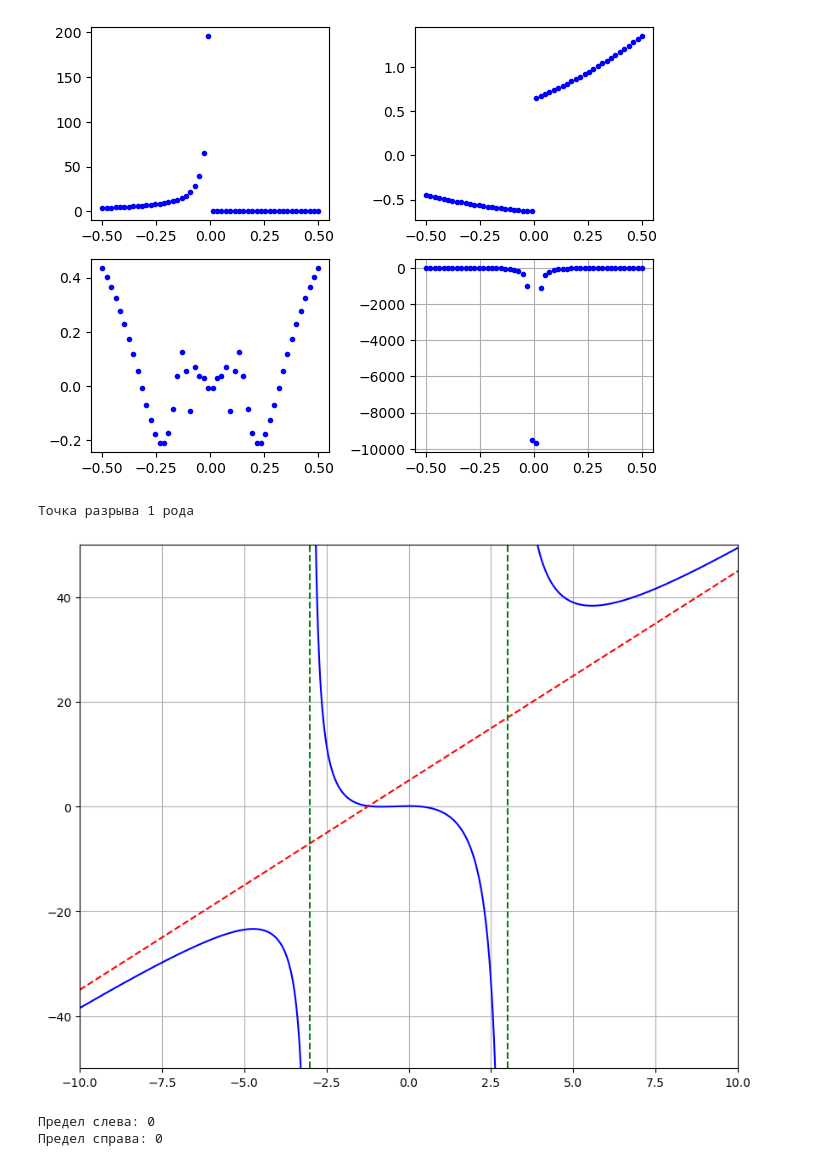
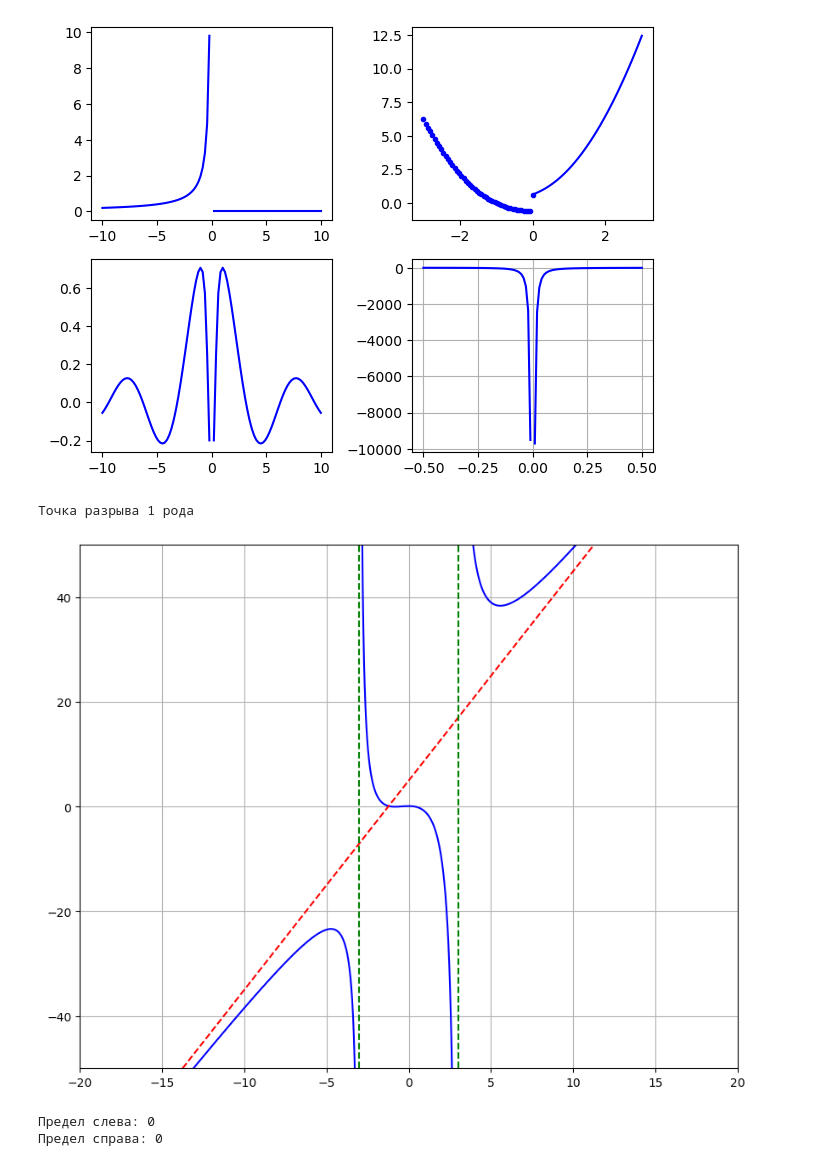
Before and after one commit to Jafar-cpu/git_test, a Jupyter notebook: Labs/lab7.ipynb, the cells around one changed output. Drawn from its saved outputs; the diff is of its cells as text; code cells hidden in the pictures.

```diff
--- a/Labs/lab7.ipynb
+++ b/Labs/lab7.ipynb
@@ -39,23 +39,45 @@ pt.show()
 import matplotlib.pyplot as pt
 import numpy as np
 from math import*
-x = np.linspace(-0.5,0.5)
+x = np.linspace(-10,0)
+x1 = np.linspace(0,10)
+x2 = np.linspace(-3,0)
+x3 = np.linspace(0,3)
+x4 = np.linspace(-10,0)
+
+x5 = np.linspace(0,10)
+
+x6 = np.linspace(-0.5,0)
+
+x7 = np.linspace(0,0.5)
 f = (np.abs(x) - x) / (x**2)
-f1 = (x+1)/ np.arctan(1/x)
-f2 = np.sin(x) * np.sin(1/x)
-f3 = np.cos((np.pi*x)/2) / (x**3 - x**2)
+
+f0 = (np.abs(x1) - x1) / (x1**2)
+f1 = (x2+1)/ np.arctan(1/x2)
+f12 = (x3+1)/ np.arctan(1/x3)
+f2 = np.sin(x4) * np.sin(1/x4)
+f23 = np.sin(x5) * np.sin(1/x5)
+f3 = np.cos((np.pi*x6)/2) / (x6**3 - x6**2)
+
+f32 = np.cos((np.pi*x7)/2) / (x7**3 - x7**2)
 # 1 график
 pt.subplot(2,2,1)
-pt.plot(x,f,'b.')
+pt.plot(x,f,'b')
+pt.plot(x1,f0,'b')
 # 2 график
 pt.subplot(2,2,2)
-pt.plot(x,f1,'b.')
+pt.plot(x2,f1,'b.')
+pt.plot(x3,f12,'b')
 # 3 график
 pt.subplot(2,2,3)
-pt.plot(x,f2,'b.')
+pt.plot(x4,f2,'b')
+
+pt.plot(x5,f23,'b')
 # 4 график
 pt.subplot(2,2,4)
-pt.plot(x,f3,'b.')
+pt.plot(x6,f3,'b')
+
+pt.plot(x7,f32,'b')
 pt.tight_layout()
 pt.grid()
 pt.show()
@@ -63,44 +85,44 @@ pt.show()
 
 print('Точка разрыва 1 рода')
 # %% [output]
-[figure, old version]
+[figure, new version]
 Точка разрыва 1 рода
 # %%
 # 3 Задание
 
 from numpy import*
 from matplotlib.pyplot import*
 
 
-x1 = np.linspace(-10, -3.1, 1000)
+x1 = np.linspace(-20, -3.1, 1000)
 x2 = np.linspace(-2.9, 2.9, 1000)
-x3 = np.linspace(3.1, 10, 1000)
+x3 = np.linspace(3.1, 20, 1000)
 f = (4*x1**3 + 5*x1**2 - 1 )/(x1**2 - 9)
 f2 = (4*x2**3 + 5*x2**2 - 1 )/(x2**2 - 9)
 f3 = (4*x3**3 + 5*x3**2 - 1 )/(x3**2 - 9)
 
-x = linspace(-10,10,400)
+x = linspace(-20,20,400)
 y = 4*x + 5
 
 figure(figsize=(10,8))
 # черчу график
 plot(x1,f,'b-')
 plot(x2,f2,'b-')
 plot(x3,f3,'b-')
 # черчу асимптоту
 plot(x,y,'r--')
 axvline(-3,color='green',linestyle='--')
 
 axvline(3,color='green',linestyle='--')
 # настраиваю график
 
 ylim(-50,50)
-xlim(-10,10)
+xlim(-20,20)
 grid()
 
 show()
 # %% [output]
-[figure, old version]
+[figure, new version]
 # %%
 # 4 задание
 from matplotlib.pyplot import*
```
Also changed, not shown: parts of 4 cells of this notebook.
